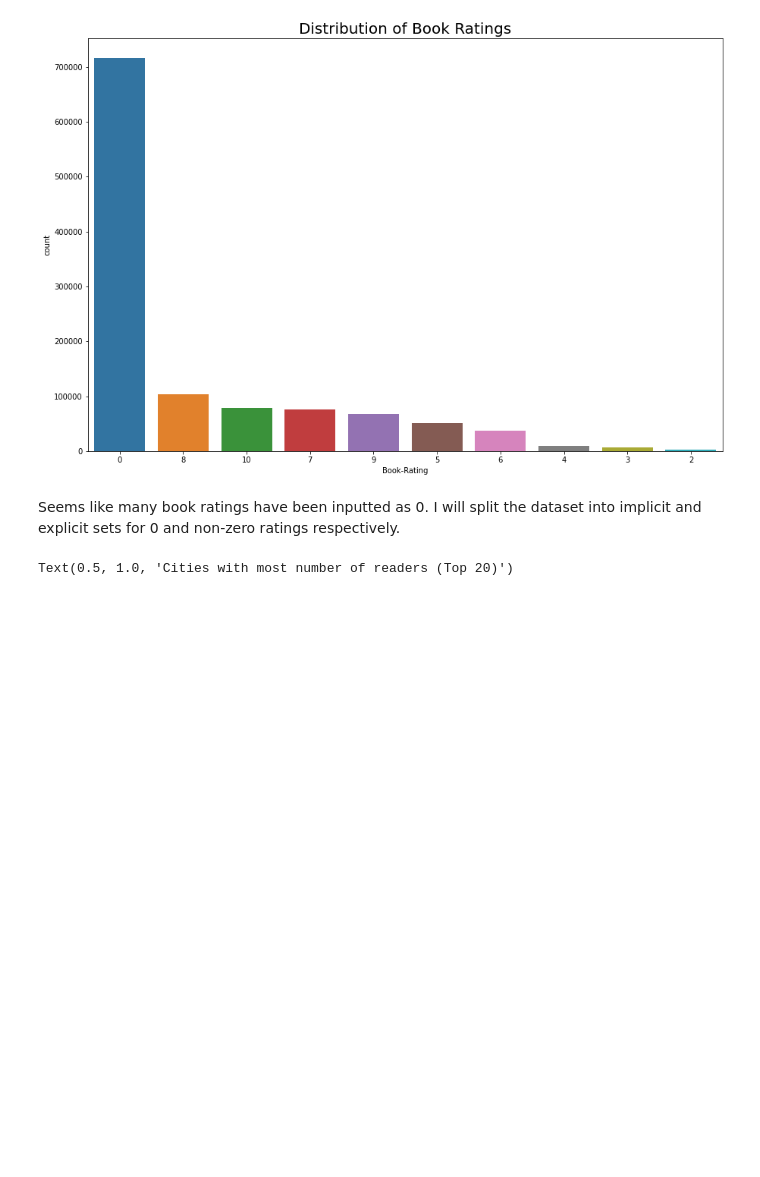
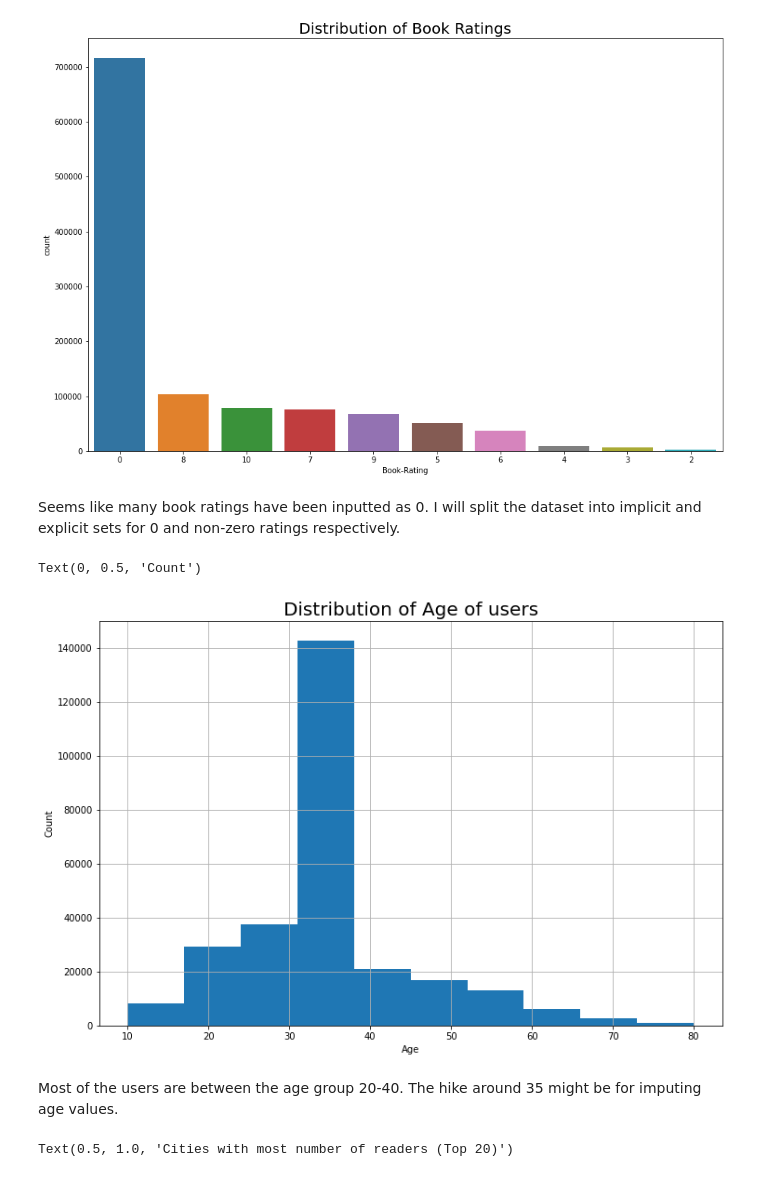
Before and after one commit to Subhajit53/Book-Recommendation-System, a Jupyter notebook: Book_Recommendation_System_Colab_Notebook.ipynb, the cells around one changed output. Drawn from its saved outputs; the diff is of its cells as text; code cells hidden in the pictures; blank space fills up the shorter version.

```diff
--- a/Book_Recommendation_System_Colab_Notebook.ipynb
+++ b/Book_Recommendation_System_Colab_Notebook.ipynb
@@ -475,6 +481,18 @@ Text(0.5, 1.0, 'Distribution of Book Ratings')
 [figure]
 # %% [markdown]
 Seems like many book ratings have been inputted as 0. I will split the dataset into implicit and explicit sets for 0 and non-zero ratings respectively.
+# %%
+# Visualizing distribution of age of users
+plt.figure(figsize=(12,8))
+users['Age'].hist()
+plt.title('Distribution of Age of users', fontsize = 20)
+plt.xlabel('Age')
+plt.ylabel('Count')
+# %% [output]
+Text(0, 0.5, 'Count')
+[figure, added]
+# %% [markdown]
+Most of the users are between the age group 20-40. The hike around 35 might be for imputing age values.
 # %%
 # Visualizing top cities (top 20) according to number of readers
 plt.figure(figsize=(15,10))
```
Also changed, not shown: parts of 8 cells of this notebook.
